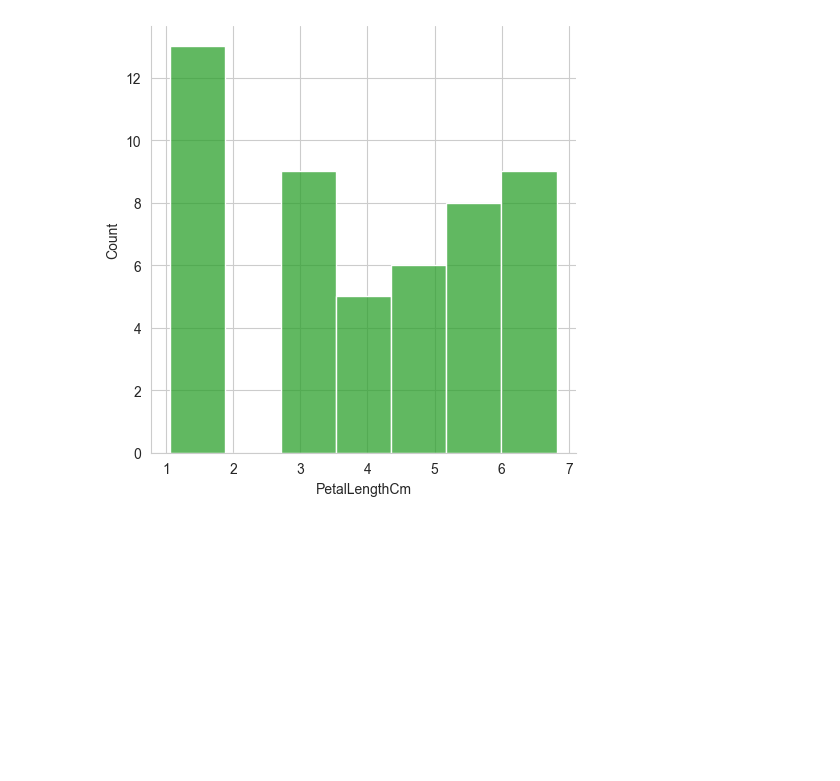
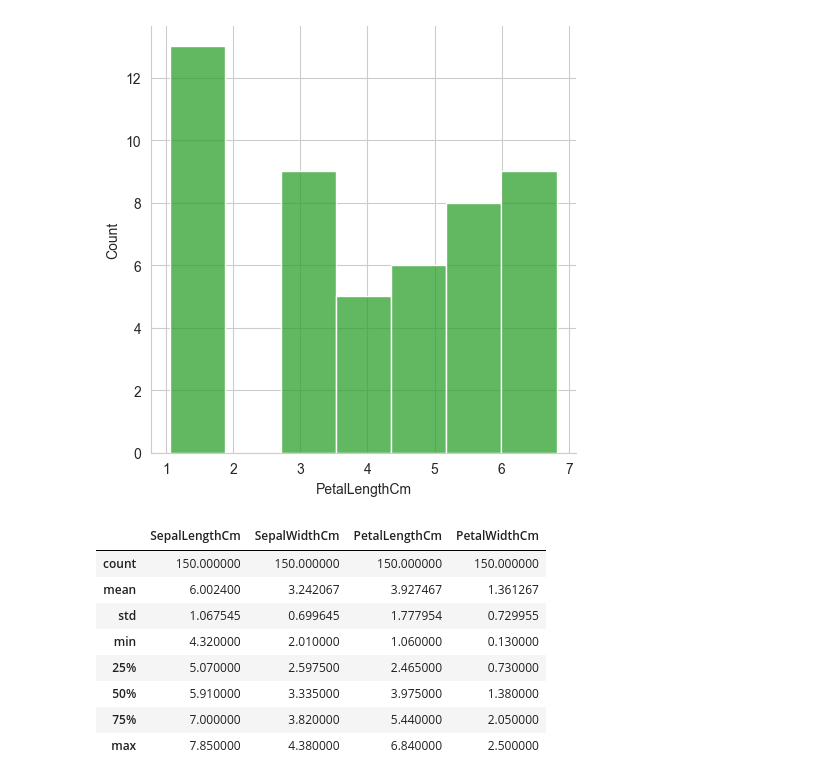
Before and after one commit to sikkki23/ML, a Jupyter notebook: python_numpy/test_EDA_panda_seaborn_metplotlib.ipynb, the cells around one changed output. Drawn from its saved outputs; the diff is of its cells as text; code cells hidden in the pictures; blank space fills up the shorter version.

```diff
--- a/python_numpy/test_EDA_panda_seaborn_metplotlib.ipynb
+++ b/python_numpy/test_EDA_panda_seaborn_metplotlib.ipynb
@@ -110,3 +110,15 @@ plt.show()
 [figure]
 [figure]
 [figure]
+# %%
+iris.describe()
+# %% [output]
+|  | SepalLengthCm | SepalWidthCm | PetalLengthCm | PetalWidthCm |
+| count | 150.000000 | 150.000000 | 150.000000 | 150.000000 |
+| mean | 6.002400 | 3.242067 | 3.927467 | 1.361267 |
+| std | 1.067545 | 0.699645 | 1.777954 | 0.729955 |
+| min | 4.320000 | 2.010000 | 1.060000 | 0.130000 |
+| 25% | 5.070000 | 2.597500 | 2.465000 | 0.730000 |
+| 50% | 5.910000 | 3.335000 | 3.975000 | 1.380000 |
+| 75% | 7.000000 | 3.820000 | 5.440000 | 2.050000 |
+| max | 7.850000 | 4.380000 | 6.840000 | 2.500000 |
```
